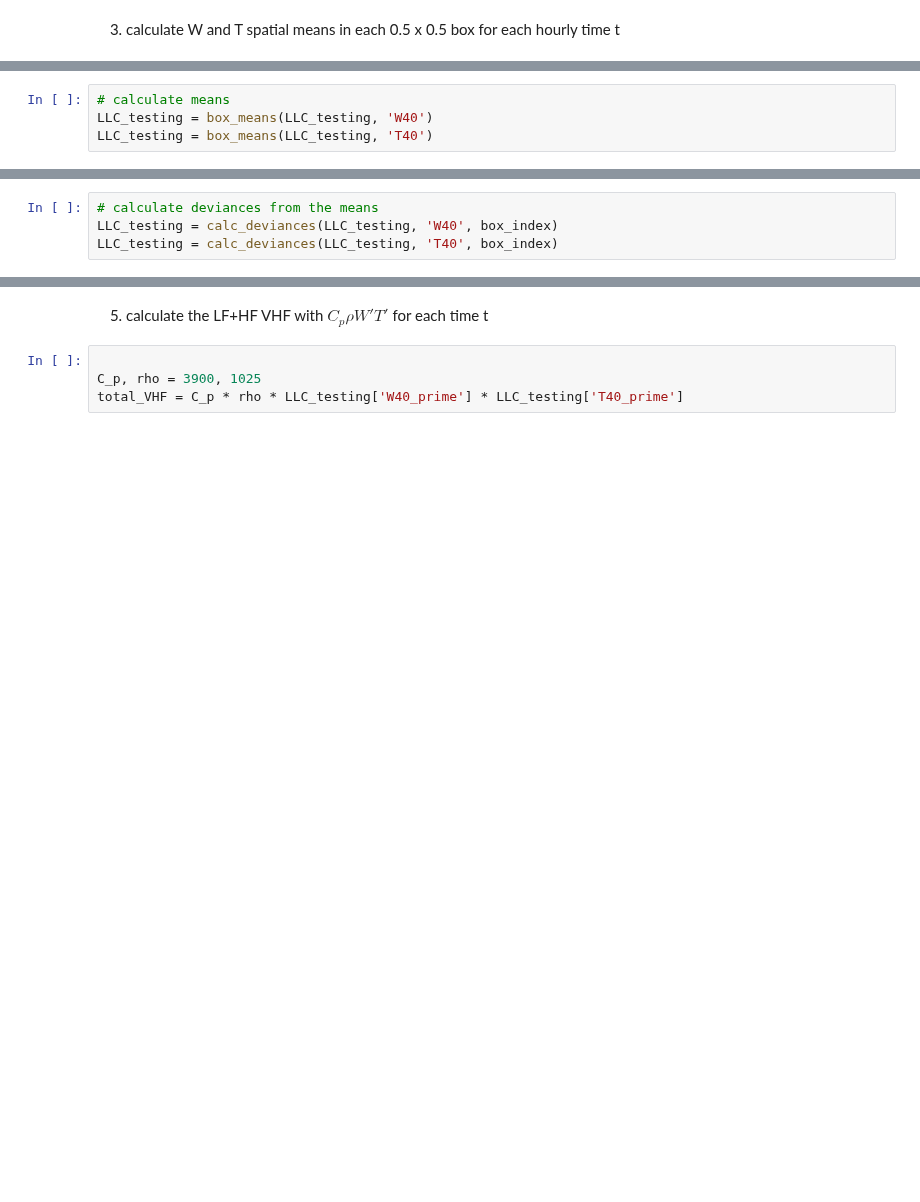
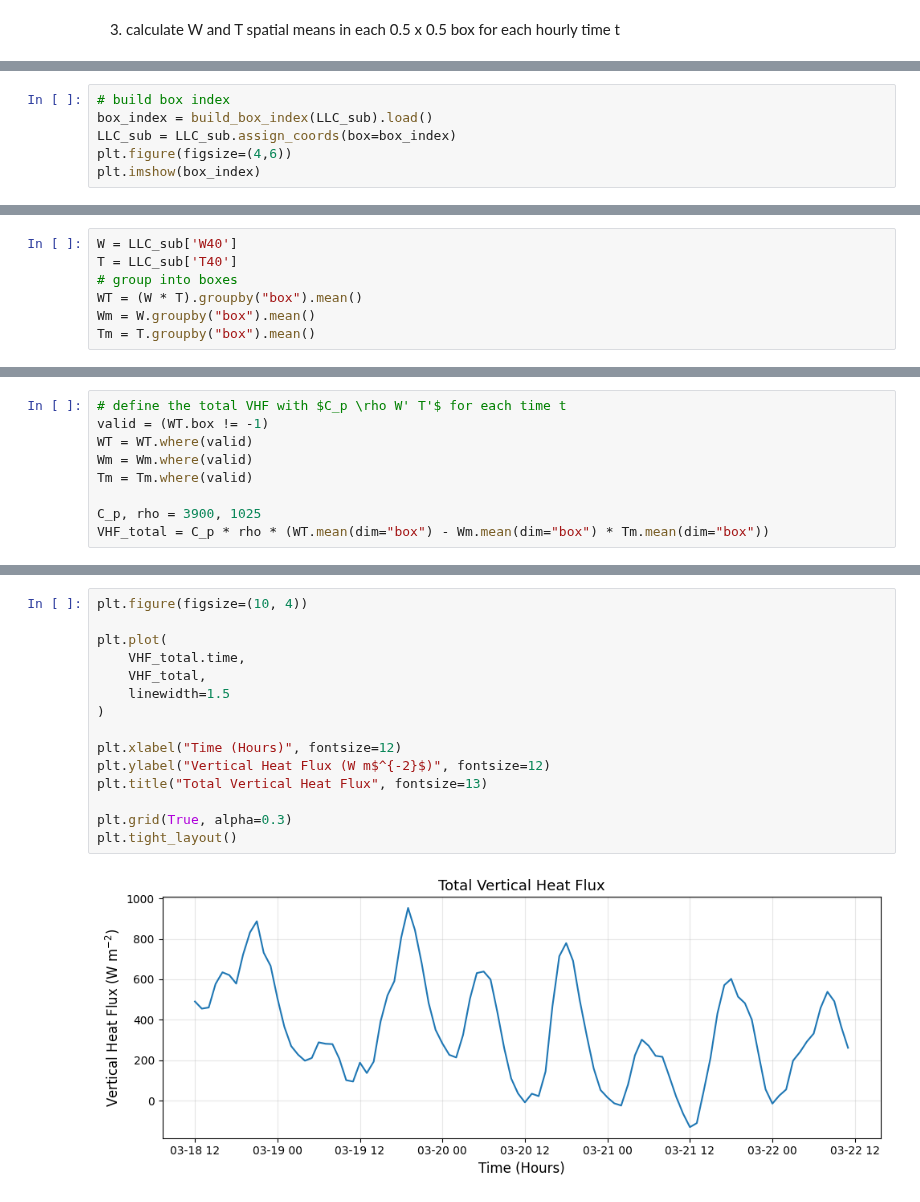
Before and after one commit to GHOpenonic/LLC_ocean_emulator, a Jupyter notebook: high_res_diagnostics/VHF/old/old_test_VHF.ipynb, the cells around one changed output, grey strips where cells are left out. Cells and saved outputs as stored; diff of their text form; blank space fills up the shorter version.

```diff
--- a/high_res_diagnostics/VHF/test_vertical_heat_flux.ipynb
+++ b/high_res_diagnostics/VHF/old/old_test_VHF.ipynb
@@ -363,0 +382,6 @@ def iterate_boxes(LLC, resolution_deg=0.5):
+# %%
+# build box index
+box_index = build_box_index(LLC_sub).load()
+LLC_sub = LLC_sub.assign_coords(box=box_index)
+plt.figure(figsize=(4,6))
+plt.imshow(box_index)
@@ -364,5 +391,8 @@ def iterate_boxes(LLC, resolution_deg=0.5):
 # %%
-# calculate means
-LLC_testing = box_means(LLC_testing, 'W40')
-LLC_testing = box_means(LLC_testing, 'T40')
+W = LLC_sub['W40']
+T = LLC_sub['T40']
+# group into boxes
+WT = (W * T).groupby("box").mean()
+Wm = W.groupby("box").mean()
+Tm = T.groupby("box").mean()
 # %% [markdown]
@@ -399,4 +415,9 @@ plt.imshow(box_index)
 # %%
-# calculate deviances from the means
-LLC_testing = calc_deviances(LLC_testing, 'W40', box_index)
-LLC_testing = calc_deviances(LLC_testing, 'T40', box_index)
+# define the total VHF with $C_p \rho W' T'$ for each time t
+valid = (WT.box != -1)
+WT = WT.where(valid)
+Wm = Wm.where(valid)
+Tm = Tm.where(valid)
+
+C_p, rho = 3900, 1025
+VHF_total = C_p * rho * (WT.mean(dim="box") - Wm.mean(dim="box") * Tm.mean(dim="box"))
@@ -436,6 +424,17 @@ plt.show()
-# %% [markdown]
-5. calculate the LF+HF VHF with $C_p \rho W' T'$ for each time t
-# %%
-
-C_p, rho = 3900, 1025
-total_VHF = C_p * rho * LLC_testing['W40_prime'] * LLC_testing['T40_prime']
+# %%
+plt.figure(figsize=(10, 4))
+
+plt.plot(
+    VHF_total.time,
+    VHF_total,
+    linewidth=1.5
+)
+
+plt.xlabel("Time (Hours)", fontsize=12)
+plt.ylabel("Vertical Heat Flux (W m$^{-2}$)", fontsize=12)
+plt.title("Total Vertical Heat Flux", fontsize=13)
+
+plt.grid(True, alpha=0.3)
+plt.tight_layout()
+# %% [output]
+[figure, added]
```
Also changed, not shown: parts of 36 cells of this notebook, 6 other files.
